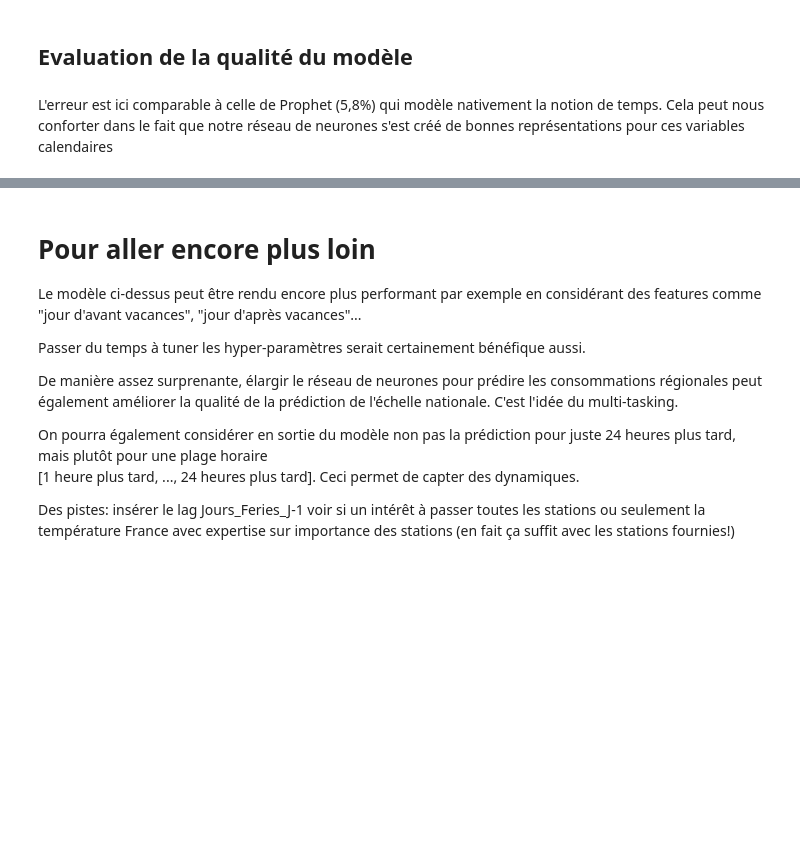
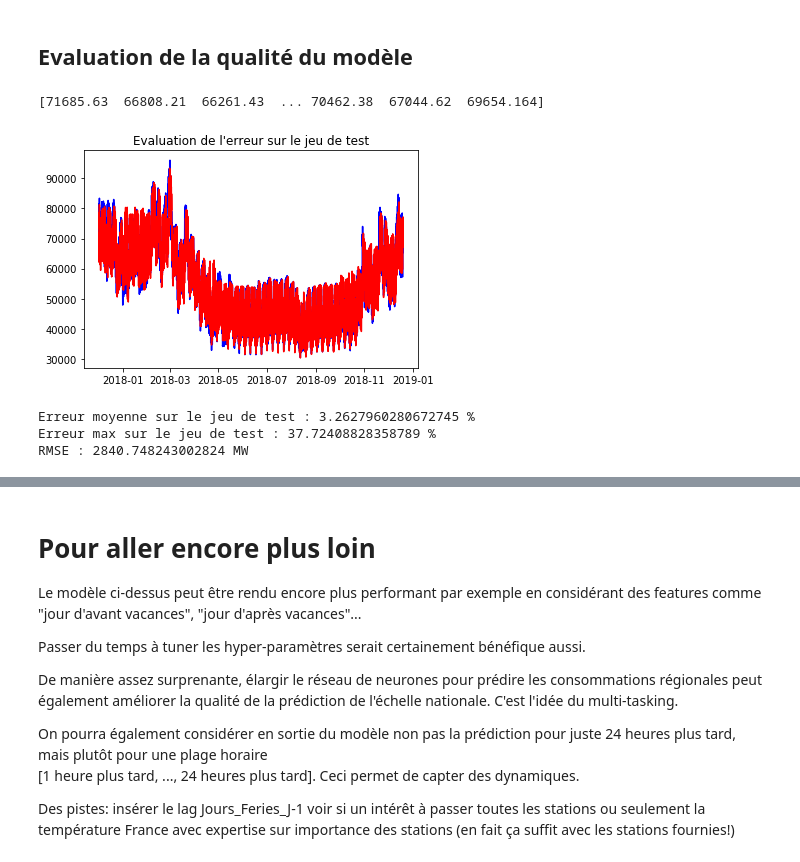
Before and after one commit to marota/TP_Formation_Conso_DeepLearning, a Jupyter notebook: TP_Formation_Conso_DeepLearning_complet.ipynb, the cells around one changed output, grey strips where cells are left out. Drawn from its saved outputs; the diff is of its cells as text; code cells hidden in the pictures; blank space fills up the shorter version.

```diff
--- a/TP_Formation_Conso_DeepLearning_complet.ipynb
+++ b/TP_Formation_Conso_DeepLearning_complet.ipynb
@@ -579,4 +968,8 @@ votre_model_scaled_1.summary()
 # %%
-votre_model_scaled_1.compile(loss='mean_squared_error', optimizer='adam', metrics=['mean_absolute_percentage_error'])
+mon_reseau_de_neurones.compile(
+    loss='mean_squared_error',
+    optimizer=Adam(lr=0.001),
+    metrics=['mean_absolute_percentage_error']
+)
 # %% [markdown]
 # Tensorboard
@@ -584,15 +977,17 @@ c'est un utilitaire de tensorflow qui permet de visualiser en temps réel les co
 # %%
-# Ajouter la ligne ci-dessous lève le problème
-from keras.callbacks import TensorBoard
-from time import time
-
-#preciser le nom de votre modele avec les variables utilisees pour le visualiser dans tensorboard
-nomModele=None#'votre_model_scaled_nomVariables'
-tensorboard = TensorBoard(log_dir="logs/{}".format(nomModele +str(time())))
+# Donner un nom a votre modele pour le retrouver dans les logs tensorboard
+model_name = "my_awesome_model"  #'votre_model_scaled_nomVariables'
+tensorboard = TensorBoard(log_dir="logs/{}".format(model_name + str(time())))
 # %% [markdown]
 ## Entrainement
 
 La cellule suivante peut prendre un peu de temps à s'exécuter.
 # %%
-# Fit the model
-votre_model_scaled_1.fit(X, YconsoTrain['y'], epochs=150, batch_size=100, validation_split=0.1, callbacks=[tensorboard])
+mon_reseau_de_neurones.fit(
+    X_train_and_val,
+    Y_train_and_val,
+    epochs=120,
+    batch_size=200,
+    validation_split=0.1,
+    callbacks=[tensorboard]
+)
@@ -606,7 +1015,15 @@ print(predictionsTrain)
+# %%
+predictions_test_scaled = mon_reseau_de_neurones.predict(X_test).reshape(-1)
+predictions_test = scaler_conso_nat.inverse_transform(predictions_test_scaled)
+
+print(predictions_test)
+# %% [output]
+[71685.63  66808.21  66261.43  ... 70462.38  67044.62  69654.164]
 # %%
-evaluation(YconsoTrain, YconsoTest1, predictionsTrain, predictionsTest1)
-plt.plot(YconsoTest1['ds'], YconsoTest1['y'], 'b')
-plt.plot(YconsoTest1['ds'], predictionsTest1, 'r')
+plt.plot(Y_test_full['ds'], Y_test_full['conso_nat_realisee'], 'b')
+plt.plot(Y_test_full['ds'], predictions_test, 'r')
 
-plt.title("Evolution de l'erreur sur le test 1")
+plt.title("Evaluation de l'erreur sur le jeu de test")
 plt.show()
+# %% [output]
+[figure, added]
@@ -621,2 +1029,0 @@ plt.show()
-# %% [markdown]
-L'erreur est ici comparable à celle de Prophet (5,8%) qui modèle nativement la notion de temps. Cela peut nous conforter dans le fait que notre réseau de neurones s'est créé de bonnes représentations pour ces variables calendaires
@@ -630,0 +1030,14 @@ iplot([{"x": YconsoTest1['ds'], "y": ErreursTest1}])
+# %%
+relative_error_on_test = np.abs((Y_test_full['conso_nat_realisee'] - predictions_test) / Y_test_full['conso_nat_realisee'])
+
+mean_error_on_test = np.mean(relative_error_on_test)
+max_error_on_test = np.max(relative_error_on_test)
+rmse = np.sqrt(mean_squared_error(Y_test_full['conso_nat_realisee'], predictions_test))
+
+print("Erreur moyenne sur le jeu de test : " + str(mean_error_on_test * 100) + " %")
+print("Erreur max sur le jeu de test : " + str(max_error_on_test * 100) + " %")
+print("RMSE : " + str(rmse) + " MW")
+# %% [output]
+Erreur moyenne sur le jeu de test : 3.2627960280672745 %
+Erreur max sur le jeu de test : 37.72408828358789 %
+RMSE : 2840.748243002824 MW
```
Also changed, not shown: parts of 133 cells of this notebook, 4 other files.
